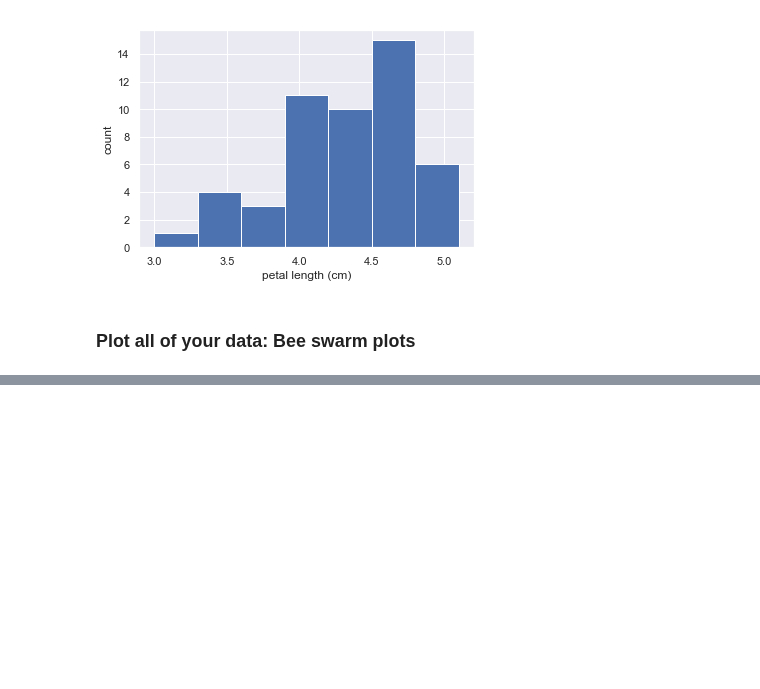
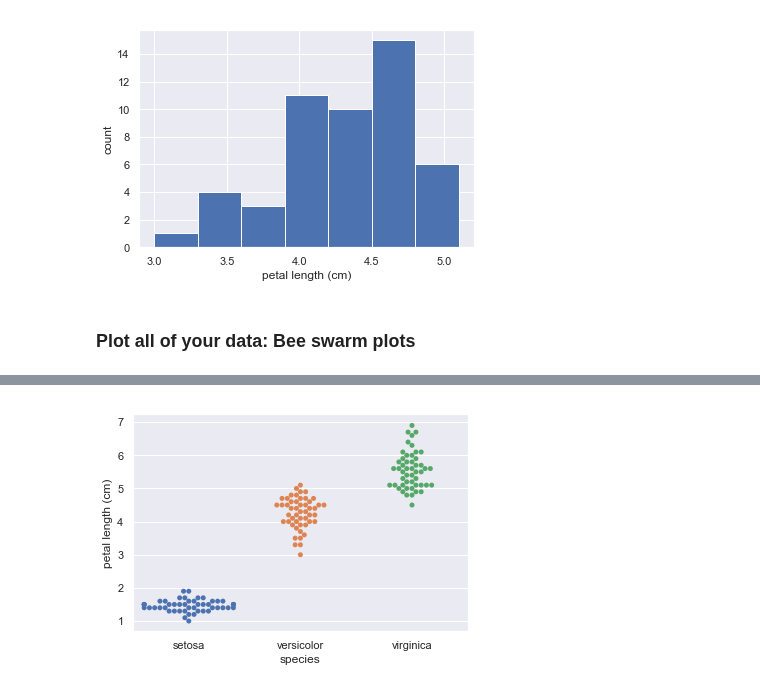
Before and after one commit to MikSm1th/datacamp_notes, a Jupyter notebook: statistical_thinking_in_python/Introduction to exploratory data .ipynb, the cells around one changed output, grey strips where cells are left out. Cells and saved outputs as stored; diff of their text form; code cells hidden in the pictures; blank space fills up the shorter version.

```diff
--- a/statistical_thinking_in_python/Introduction to exploratory data .ipynb
+++ b/statistical_thinking_in_python/Introduction to exploratory data .ipynb
@@ -78,0 +86,5 @@ plt.show()
+# %%
+df = pd.read_csv('iris.csv', names=['sepal length(cm)','sepal width (cm)','petal length (cm)',
+                                     'petal width (cm)','species'])
+df.species = df.species.str.replace('Iris-', '')
+df
@@ -78,0 +110,7 @@ plt.show()
+# %%
+_ = sns.swarmplot(x='species', y='petal length (cm)', data=df)
+_ = plt.xlabel('species')
+_ = plt.ylabel('petal length (cm)')
+plt.show()
+# %% [output]
+[figure, added]
```
Also changed, not shown: parts of 7 cells of this notebook, 2 other files.
